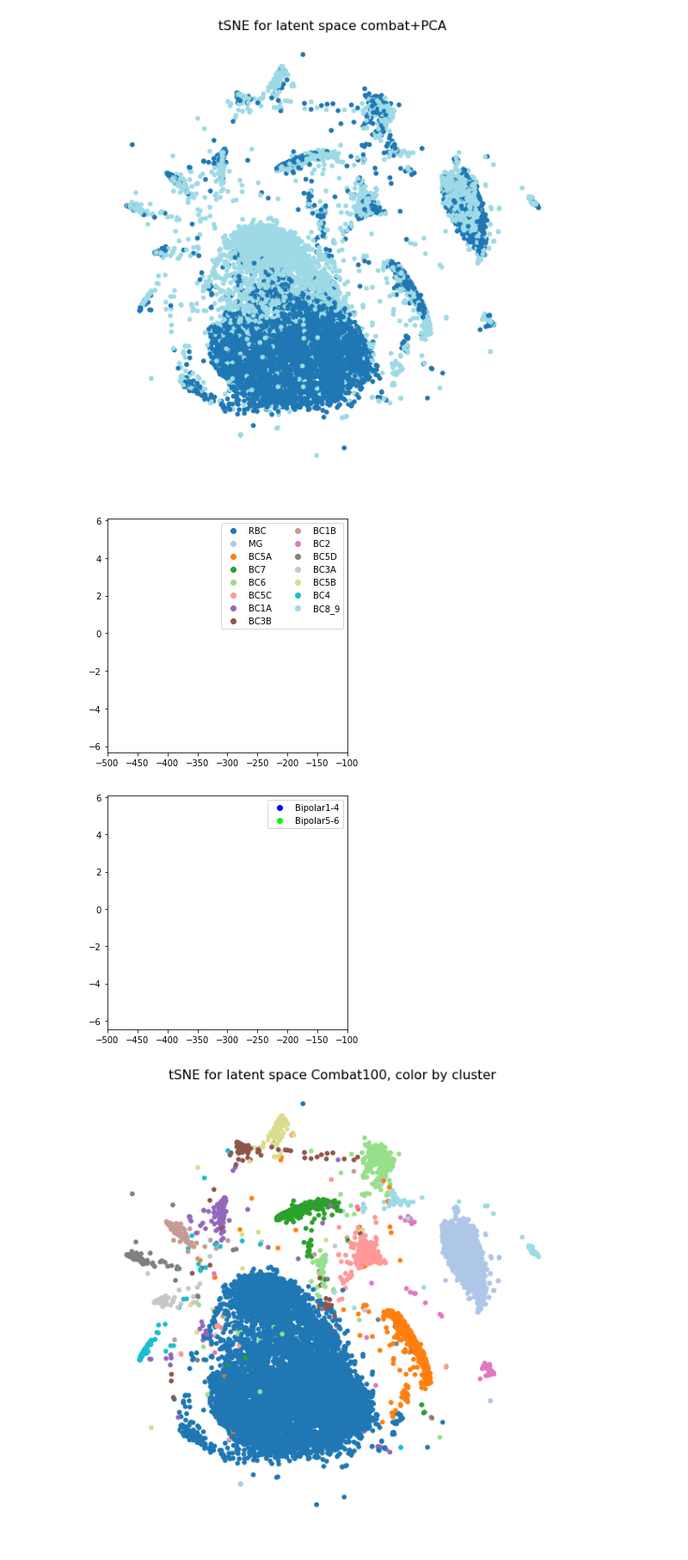
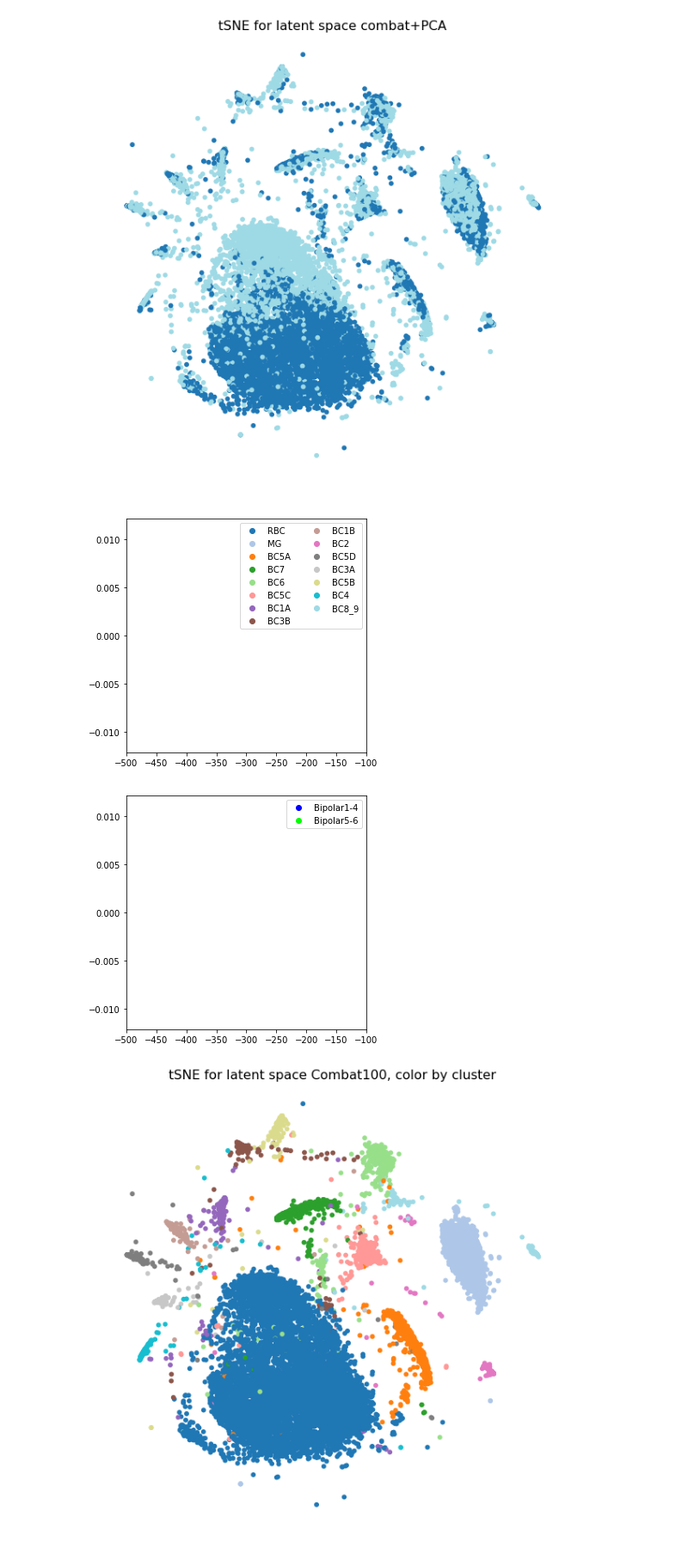
Before and after one commit to romain-lopez/scVI-reproducibility, a Jupyter notebook: RETINA-prepro.ipynb, the cells around one changed output. Shown at 86% size. Saved outputs shown, nothing was run; the diff lists cells and outputs as text; code cells hidden in the pictures.

```diff
--- a/RETINA-prepro.ipynb
+++ b/RETINA-prepro.ipynb
@@ -9,6 +9,8 @@ import scipy.sparse
 import scipy.io
 import matplotlib.pyplot as plt
 %matplotlib inline
+plt.rcParams['pdf.fonttype'] = 42
+plt.rcParams['ps.fonttype'] = 42
 from sklearn.metrics import silhouette_score
 
 
@@ -113,29 +113,29 @@ tsne_combat = show_tSNE(proj_combat, "combat+PCA", labels=b_train)
 # %%
 # Now have the legends
 plt.figure(figsize=(5, 5))
 
 cmap = plt.get_cmap("tab20", 15)
 label = ["RBC","MG","BC5A","BC7","BC6","BC5C","BC1A","BC3B","BC1B","BC2","BC5D","BC3A","BC5B","BC4","BC8_9"]
-for t in np.unique(c_train):
-    plt.scatter(tsne_combat[c_train == t, 0], tsne_combat[c_train == t, 1], c=cmap((t-1) / 15.), label=label[t-1])
+for t in np.unique(clusters):
+    plt.scatter([0], [0], c=cmap((t-1) / 15.), label=label[t-1])
 plt.xlim((-500, -100))
 plt.legend(ncol=2)
-plt.savefig("bipolar_legend_celltypes.pdf", dpi=300)
+plt.savefig("bipolar_legend_celltypes.pdf", transparency=True)
 # %% [output]
-[figure, old version]
+[figure, new version]
 # %%
 # Now have the legends
 plt.figure(figsize=(5, 5))
 
 cmap = plt.get_cmap("brg", 2)
 label = ["Bipolar1-4", "Bipolar5-6"]
-for t in np.unique(b_train):
-    plt.scatter(tsne_combat[b_train[:, 0] == t, 0], tsne_combat[b_train[:, 0] == t, 1], c=cmap((t-1) / 2.), label=label[t-1])
+for t in [1, 2]:
+    plt.scatter([0], [0], c=cmap((t-1) / 2.), label=label[t-1])
 plt.xlim((-500, -100))
 plt.legend()
-plt.savefig("bipolar_legend_batches.pdf", dpi=300)
+plt.savefig("bipolar_legend_batches.pdf", transparency=True)
 # %% [output]
-[figure, old version]
+[figure, new version]
 # %%
 show_tSNE(tsne_combat, "Combat100, color by cluster", tSNE=False, labels=c_train)
 plt.savefig("Combat_tSNE_bipolar_clusters.pdf", dpi=300)
```
Also changed, not shown: parts of 4 cells of this notebook, 6 other files.
